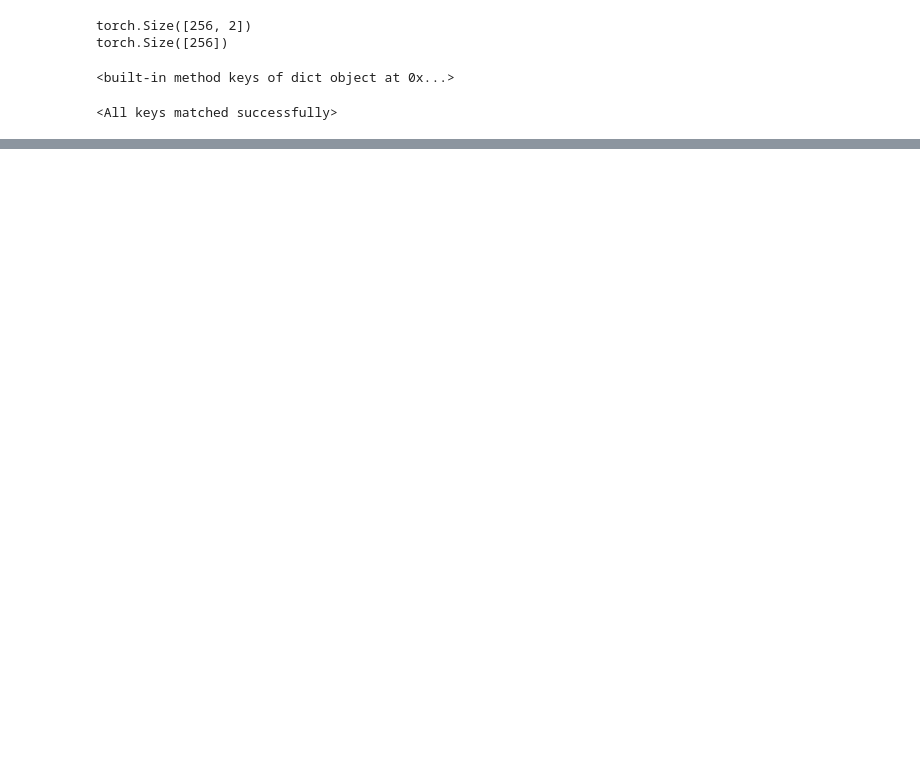
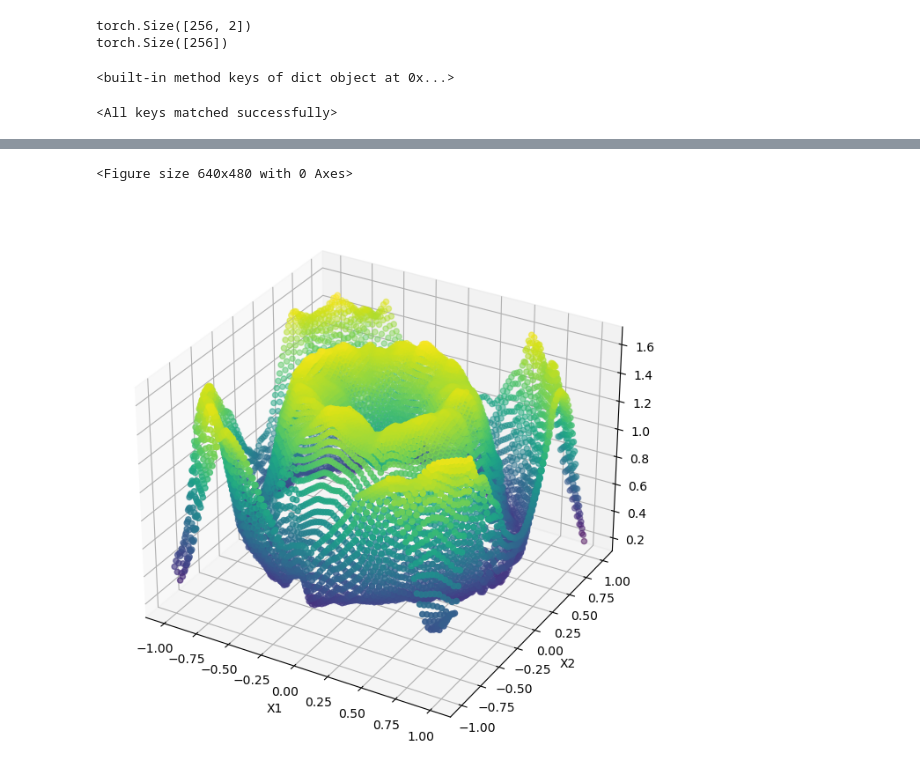
Before and after one commit to Royyang1203/School_work, a Jupyter notebook: S6/DL/hw1_function-approximation/410921208_HW1.ipynb, the cells around one changed output, grey strips where cells are left out. Saved outputs shown, nothing was run; the diff lists cells and outputs as text; code cells hidden in the pictures; blank space fills up the shorter version.

```diff
--- a/S6/DL/hw1_function-approximation/410921208_HW1.ipynb
+++ b/S6/DL/hw1_function-approximation/410921208_HW1.ipynb
@@ -126,11 +126,13 @@ ckpt = {
     'model_args': model_args,
     'model_state_dict': model.state_dict(),
     'optimizer_state_dict': optimizer.state_dict(),
+    'lr_scheduler_state_dict': lr_scheduler.state_dict(),
     'criterion': criterion,
     'history': {
         'train_loss': [],
         'valid_loss': [],
         'valid_loss_min': np.Inf,
+        'train_loss_min': np.Inf,
         'best_acc': 0.0,
     },
     'readme': "",
@@ -385,7 +428,7 @@ print(ckpt.keys)
 # %% [output]
 <built-in method keys of dict object at 0x...>
 # %%
-model.load_state_dict(torch.load(str(Path(fr"./runs/exp12") / Path('best.pth')))['model_state_dict'])
+model.load_state_dict(torch.load(str(Path(fr"./runs/exp22") / Path('train_best.pth')))['model_state_dict'])
 # %% [output]
 <All keys matched successfully>
 # %%
@@ -470,0 +522,3 @@ plt.show()
+# %%
+df = pd.DataFrame({'x1': x[:, 0], 'x2': x[:, 1], 'y': y})
+df.to_csv('.csv', index=False)
@@ -470,0 +541,28 @@ plt.show()
+# %%
+import numpy as np
+import matplotlib.pyplot as plt
+from matplotlib.widgets import Slider
+from mpl_toolkits.mplot3d import Axes3D
+
+data = df
+
+# 創建一個3D圖形
+fig = plt.figure()
+fig = plt.figure(figsize=(12, 8))
+ax = fig.add_subplot(111, projection='3d')
+
+# 繪製散點圖
+ax.scatter(data['x1'].to_numpy(), data['x2'].to_numpy(), data['y'].to_numpy(), c=data['y'].to_numpy(), cmap='viridis', marker='o')
+
+# 設置標籤
+ax.set_xlabel('X1')
+ax.set_ylabel('X2')
+ax.set_zlabel('Y')
+
+
+
+# 顯示圖形
+plt.show()
+# %% [output]
+<Figure size 640x480 with 0 Axes>
+[figure, added]
```
Also changed, not shown: parts of 18 cells of this notebook, 1 other file.
